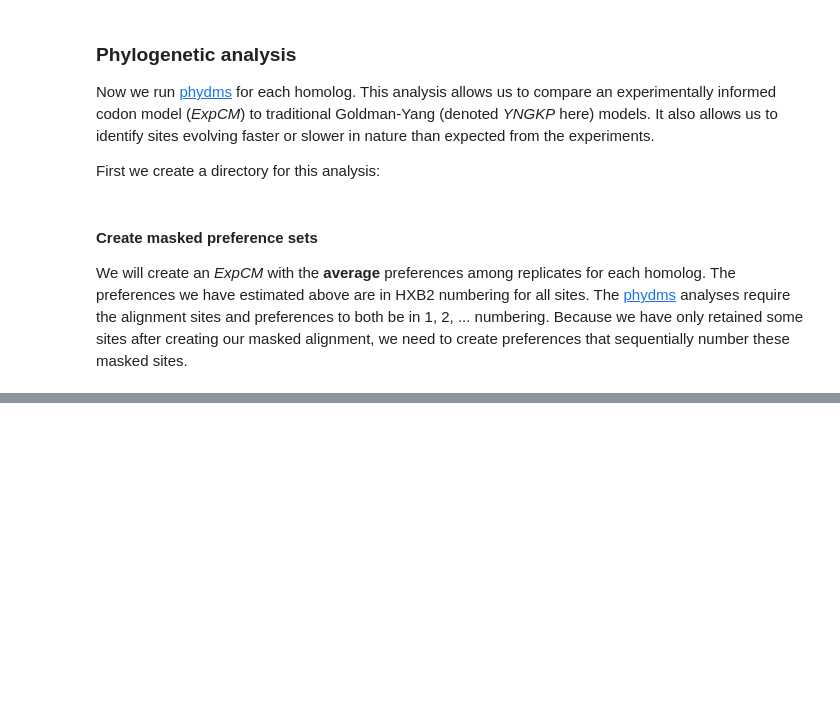
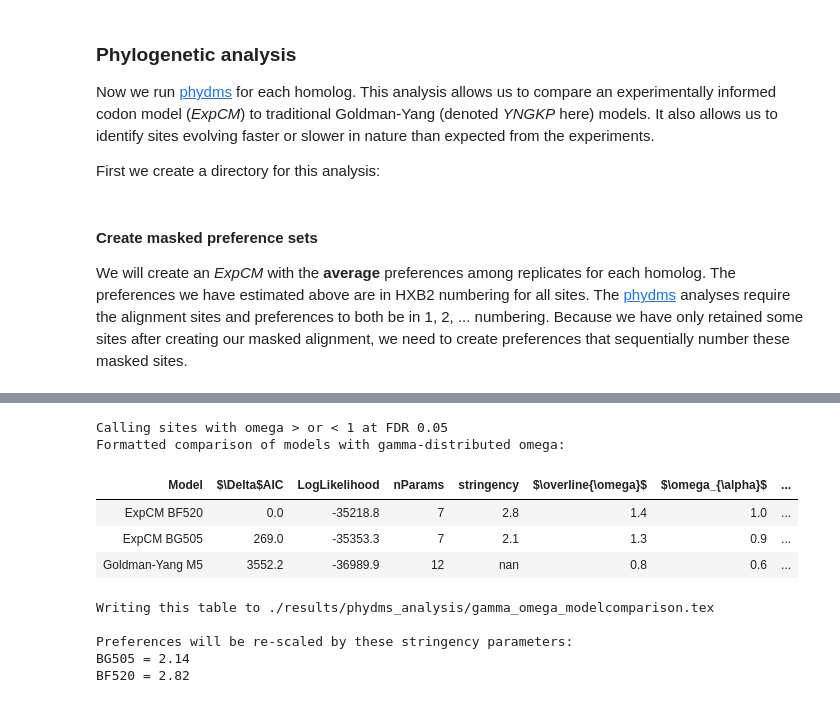
Before and after one commit to jbloomlab/EnvMutationalShiftsPaper, a Jupyter notebook: analysis_code/analysis_notebook.ipynb, the cells around one changed output, grey strips where cells are left out. Saved outputs shown, nothing was run; the diff lists cells and outputs as text; code cells hidden in the pictures; blank space fills up the shorter version.

```diff
--- a/analysis_code/analysis_notebook.ipynb
+++ b/analysis_code/analysis_notebook.ipynb
@@ -823,0 +847,80 @@ Bio.Phylo.draw(tree,
+# %%
+# read model comparison to dataframe for gamma-omega models
+modelcompare = (phydmslib.utils.modelComparisonDataFrame(
+                modelcomparefile, splitparams=True)
+        .assign(avgomega=lambda x: x.alpha_omega / x.beta_omega)
+        [['Model', 'deltaAIC', 'LogLikelihood', 'nParams', 'beta',
+                'avgomega', 'alpha_omega', 'beta_omega']]
+        .rename(columns={'beta':'stringency', 'deltaAIC':'$\Delta$AIC',
+                'avgomega':'$\overline{\omega}$', 'kappa':'$\kappa$',
+                'alpha_omega':'$\omega_{\\alpha}$',
+                'beta_omega':'$\omega_{\\beta}$'})
+        )
+
+# get only selected models
+selectedmodels = ['YNGKP_M5'] + ['ExpCM_' + env + '_gammaomega'
+        for env in homologs]
+modelcompare = modelcompare[modelcompare['Model'].isin(selectedmodels)]
+
+# get sites where omega_r > or < 1 at given Q-value
+qthreshold = 0.05
+print("Calling sites with omega > or < 1 at FDR {0}".format(qthreshold))
+omegasummary = (pandas.concat([
+            pandas.read_csv(os.path.join(phydmsdir, model +
+                    '_omegabysite.txt'), sep='\t', comment='#')
+                    .assign(Model=model)
+                    for model in selectedmodels])
+            .query('Q < @qthreshold')
+            .assign(omega_gt_1=lambda x: (x['omega'] > 1).astype('int'))
+            .assign(omega_lt_1=lambda x: (x['omega'] < 1).astype('int'))
+            .groupby('Model')
+            [['omega_gt_1', 'omega_lt_1']]
+            .sum()
+            .reset_index()
+            .rename(columns={
+                    'omega_gt_1':'nsites $\omega_r > 1$',
+                    'omega_lt_1':'nsites $\omega_r < 1$'})
+            )
+modelcompare = (modelcompare.set_index('Model').join(
+            omegasummary.set_index('Model'))
+        .reset_index()
+        )
+
+# prettify the model names
+modelcompare.Model = (modelcompare.Model
+        .str.replace('_gammaomega', '')
+        .str.replace('YNGKP_M5', 'Goldman-Yang M5')
+        .str.replace('_', ' ')
+        )
+
+gammamodelcomparefile = os.path.join(phydmsdir,
+        'gamma_omega_modelcomparison.tex')
+print("Formatted comparison of models with gamma-distributed omega:")
+display(HTML(modelcompare.to_html(index=False,
+        float_format=lambda x: '{0:.1f}'.format(x))))
+print("Writing this table to {0}".format(gammamodelcomparefile))
+modelcompare.to_latex(gammamodelcomparefile, index=False, escape=False,
+        float_format=lambda x: '{0:.1f}'.format(x))
+
+# extract stringency parameters
+stringency = (modelcompare.replace(
+            ['ExpCM ' + env for env in homologs], homologs)
+        .set_index('Model')['stringency']
+        [homologs]
+        .to_dict()
+        )
+print("\nPreferences will be re-scaled by these stringency parameters:\n{0}"
+        .format('\n'.join(['{0} = {1:.2f}'.format(env, stringency[env])
+        for env in homologs])))
+# %% [output]
+Calling sites with omega > or < 1 at FDR 0.05
+Formatted comparison of models with gamma-distributed omega:
+| Model | $\Delta$AIC | LogLikelihood | nParams | stringency | $\overline{\omega}$ | $\omega_{\alpha}$ | ... |
+| ExpCM BF520 | 0.0 | -35218.8 | 7 | 2.8 | 1.4 | 1.0 | ... |
+| ExpCM BG505 | 269.0 | -35353.3 | 7 | 2.1 | 1.3 | 0.9 | ... |
+| Goldman-Yang M5 | 3552.2 | -36989.9 | 12 | nan | 0.8 | 0.6 | ... |
+Writing this table to ./results/phydms_analysis/gamma_omega_modelcomparison.tex
+
+Preferences will be re-scaled by these stringency parameters:
+BG505 = 2.14
+BF520 = 2.82
```
Also changed, not shown: parts of 8 cells of this notebook.
